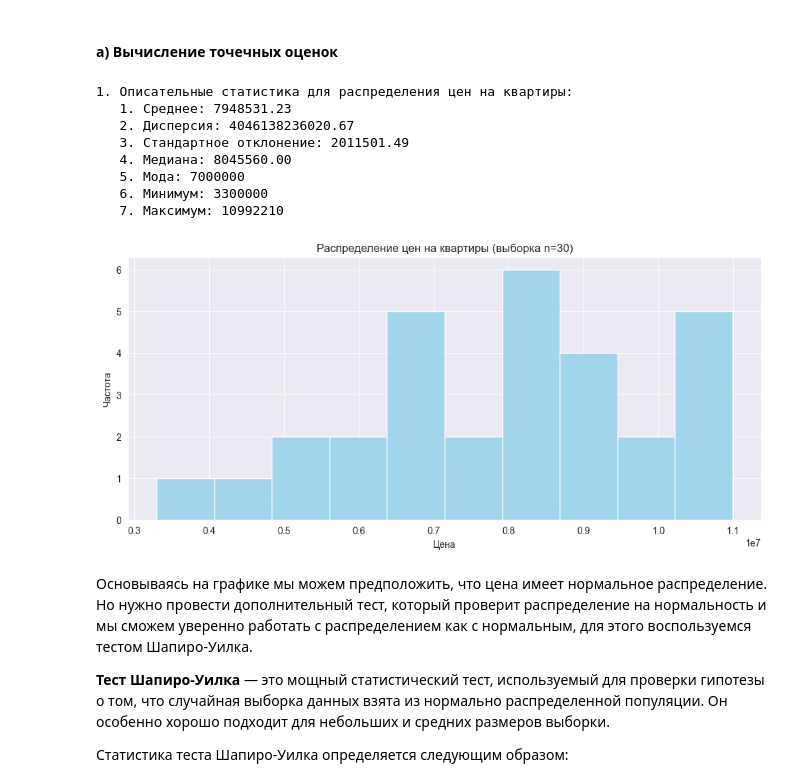
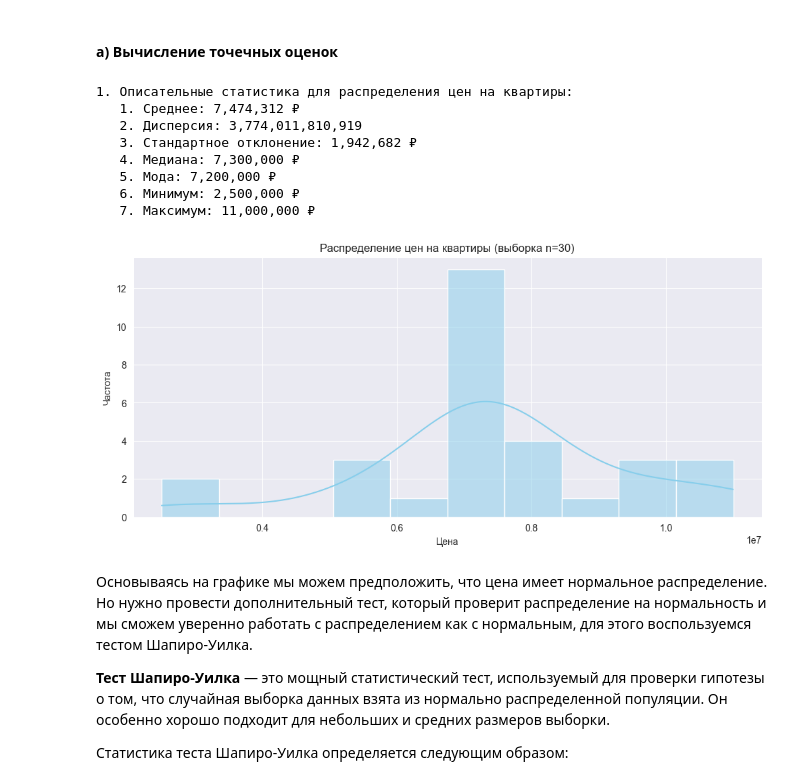
Before and after one commit to DanSikQ/Moscow_aparment_StatTest, a Jupyter notebook: stat_test.ipynb, the cells around one changed output. Saved outputs shown, nothing was run; the diff lists cells and outputs as text; code cells hidden in the pictures.

```diff
--- a/stat_test.ipynb
+++ b/stat_test.ipynb
@@ -41,4 +88,9 @@ sample = price_russia_moscow['price'].sample(n, random_state=1) # Выборка
 # %%
+# Для теста возьмём выборку размером 30
+n = 30
+sample = price_russia_moscow['price'].sample(n,
+                                             random_state=51)  # Выборка была отобрана с помощью случайного сэмплирования, где каждый элемент ГС, может с равной вероятностью попасть в выборку.
+
 # Посчитаем основные точечные оценки для случайной величины
 
 sample_mean = sample.mean()
@@ -51,33 +103,33 @@ sample_max = sample.max()
 
 print(f"""
 1. Описательные статистика для распределения цен на квартиры:
-   1. Среднее: {sample_mean:.2f}
-   2. Дисперсия: {sample_var:.2f}
-   3. Стандартное отклонение: {sample_std:.2f}
-   4. Медиана: {sample_median:.2f}
-   5. Мода: {sample_mode.values[0]}
-   6. Минимум: {sample_min}
-   7. Максимум: {sample_max}
+   1. Среднее: {sample_mean:,.0f} ₽
+   2. Дисперсия: {sample_var:,.0f}
+   3. Стандартное отклонение: {sample_std:,.0f} ₽
+   4. Медиана: {sample_median:,.0f} ₽
+   5. Мода: {sample_mode.values[0]:,.0f} ₽
+   6. Минимум: {sample_min:,.0f} ₽
+   7. Максимум: {sample_max:,.0f} ₽
 """)
 # %% [output]
 1. Описательные статистика для распределения цен на квартиры:
-   1. Среднее: 7948531.23
-   2. Дисперсия: 4046138236020.67
-   3. Стандартное отклонение: 2011501.49
-   4. Медиана: 8045560.00
-   5. Мода: 7000000
-   6. Минимум: 3300000
-   7. Максимум: 10992210
+   1. Среднее: 7,474,312 ₽
+   2. Дисперсия: 3,774,011,810,919
+   3. Стандартное отклонение: 1,942,682 ₽
+   4. Медиана: 7,300,000 ₽
+   5. Мода: 7,200,000 ₽
+   6. Минимум: 2,500,000 ₽
+   7. Максимум: 11,000,000 ₽
 # %%
 # Распределение цен на квартиры
 plt.figure(figsize=(12, 5))
-sns.histplot(data=sample, bins = 10, color='skyblue')
+sns.histplot(data=sample, bins = 10, color='skyblue',  kde=True)
 plt.title('Распределение цен на квартиры (выборка n=30)')
 plt.xlabel('Цена')
 plt.ylabel('Частота')
 plt.show()
 # %% [output]
-[figure, old version]
+[figure, new version]
 # %% [markdown]
 Основываясь на графике мы можем предположить, что цена имеет нормальное распределение.
 Но нужно провести дополнительный тест, который проверит распределение на нормальность и мы сможем уверенно работать с распределением как с нормальным, для этого воспользуемся тестом Шапиро-Уилка.
```
Also changed, not shown: parts of 18 cells of this notebook.
